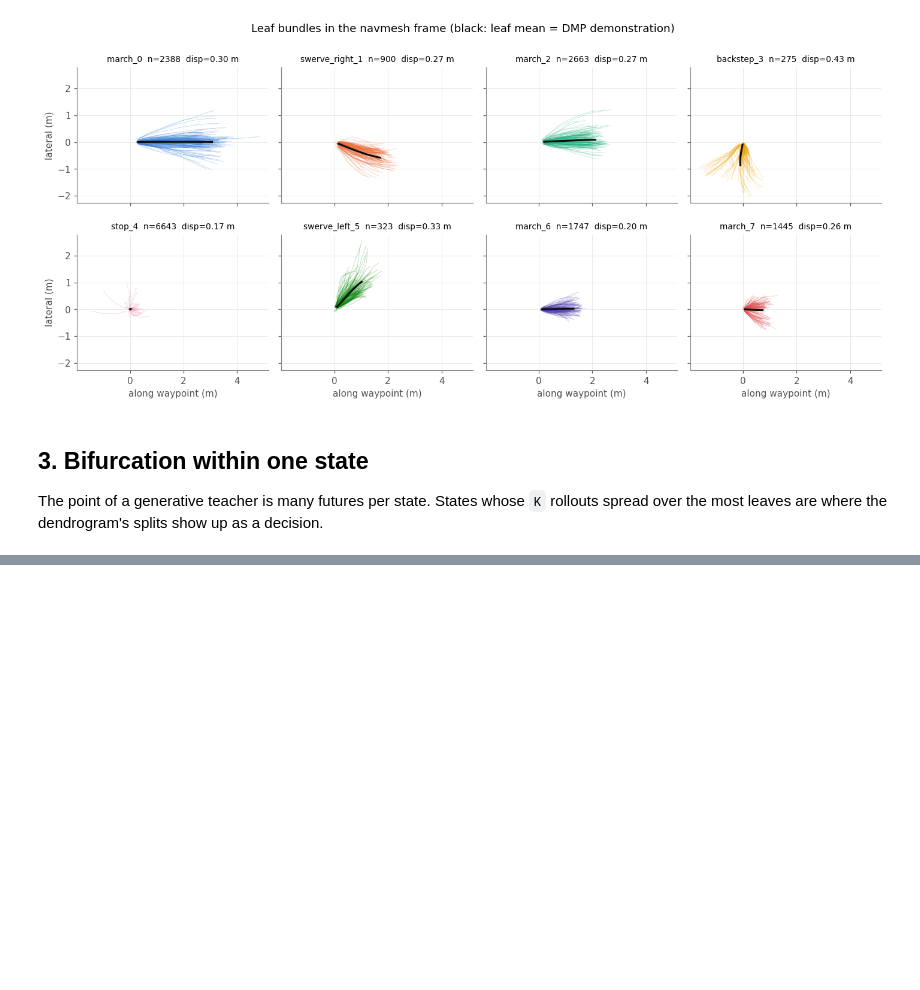
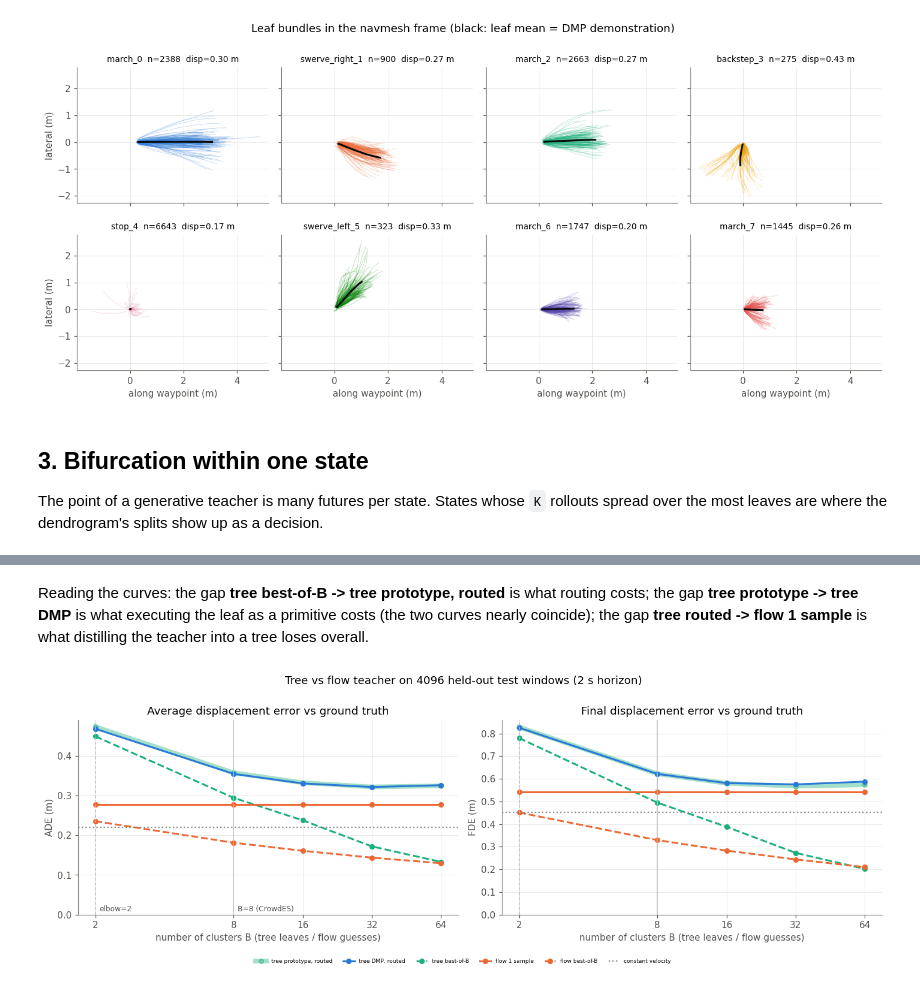
Before and after one commit to nguyenntt97/flow_matching, a Jupyter notebook: experiments/flow_rollout_clustering.ipynb, the cells around one changed output, grey strips where cells are left out. Cells and saved outputs as stored; diff of their text form; code cells hidden in the pictures; blank space fills up the shorter version.

Commit message:
add displacement error w. leaves num viz

```diff
--- a/experiments/flow_rollout_clustering.ipynb
+++ b/experiments/flow_rollout_clustering.ipynb
@@ -216,0 +262,18 @@ plt.show()
+# %%
+N_TEST, K_EVAL = 4096, max(BS)
+
+test_set = load_dataset(crowdes_cfg, "test")
+test_idx = np.random.default_rng(SEED).choice(len(test_set), size=N_TEST, replace=False)
+test_batch = gather_batch(test_set, test_idx)
+truth = test_batch["traj_fut"].numpy()                                    # (N, T, 2)
+test_features, test_geometry = features_of(test_batch)
+world_to_nav = nav_frame_rotation(test_batch["control"].numpy())
+nav_to_world = world_to_nav.transpose(0, 2, 1)
+
+flow_test = np.concatenate([                                              # (N, K_EVAL, T, 2), t=1 only
+    rollout(teacher, {key: value[i:i + 1024] for key, value in test_batch.items()}, K_EVAL, seed=SEED + i)[0][:, :, -1]
+    for i in range(0, N_TEST, 1024)
+])
+with initialize_config_dir(config_dir=str(REPO / "src/configs"), version_base="1.3"):
+    eval_cfg = compose("eval_bt_openloop", overrides=["data=eth"])     # the runtime's DMP replay settings
+print(f"{len(test_set)} test windows -> {N_TEST}; flow samples {flow_test.shape}")
@@ -216,0 +332,37 @@ plt.show()
+# %% [markdown]
+Reading the curves: the gap **tree best-of-B -> tree prototype, routed** is what routing costs; the gap
+**tree prototype -> tree DMP** is what executing the leaf as a primitive costs (the two curves nearly coincide); the gap
+**tree routed -> flow 1 sample** is what distilling the teacher into a tree loses overall.
+# %%
+STYLE = {  # hue = method family, solid = one prediction, dashed = best of B guesses
+    "tree prototype, routed": (PALETTE[2], "-", 5, 0.4),     # wide underlay: it nearly coincides with the DMP
+    "tree DMP, routed": (PALETTE[0], "-", 2, 1.0),
+    "tree best-of-B": (PALETTE[2], "--", 2, 1.0),
+    "flow 1 sample": (PALETTE[1], "-", 2, 1.0),
+    "flow best-of-B": (PALETTE[1], "--", 2, 1.0),
+}
+fig, axes = plt.subplots(1, 2, figsize=(13, 4.2), sharex=True)
+for ax, key, cv, label in zip(axes, ("ade", "fde"), (cv_ade.mean(), cv_fde.mean()), ("ADE (m)", "FDE (m)")):
+    for name, (color, ls, lw, alpha) in STYLE.items():
+        ax.plot(BS, metrics[name][key], ls, color=color, lw=lw, alpha=alpha, marker="o", ms=5, label=name)
+    ax.axhline(cv, color="#8a8984", ls=":", lw=1.5, label="constant velocity")
+    ax.axvline(NUM_LEAVES, color="#c3c2b7", lw=1)
+    ax.axvline(elbow, color="#c3c2b7", lw=1, ls="--")
+    ax.set_xscale("log", base=2)
+    ax.set_xticks(BS, [str(b) for b in BS])
+    ax.minorticks_off()
+    ax.set_xlabel("number of clusters B (tree leaves / flow guesses)")
+    ax.set_ylabel(label)
+    ax.set_ylim(bottom=0)
+axes[0].set_title("Average displacement error vs ground truth")
+axes[1].set_title("Final displacement error vs ground truth")
+axes[0].annotate(f"B={NUM_LEAVES} (CrowdES)", (NUM_LEAVES, 0), xytext=(4, 4), textcoords="offset points",
+                 fontsize=8, color="#52514e")
+axes[0].annotate(f"elbow={elbow}", (elbow, 0), xytext=(4, 4), textcoords="offset points", fontsize=8, color="#52514e")
+handles, labels = axes[1].get_legend_handles_labels()
+fig.legend(handles, labels, loc="lower center", ncol=6, fontsize=6, frameon=False, bbox_to_anchor=(0.5, -0.06))
+fig.suptitle(f"Tree vs flow teacher on {N_TEST} held-out test windows (2 s horizon)", y=1.0)
+fig.tight_layout()
+plt.show()
+# %% [output]
+[figure, added]
```
Also changed, not shown: parts of 8 cells of this notebook, 2 other files.
